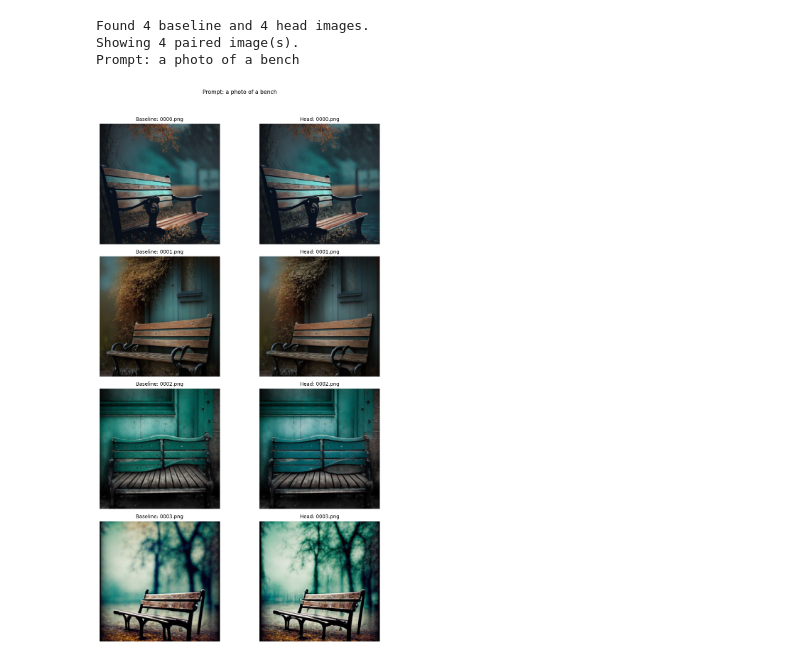
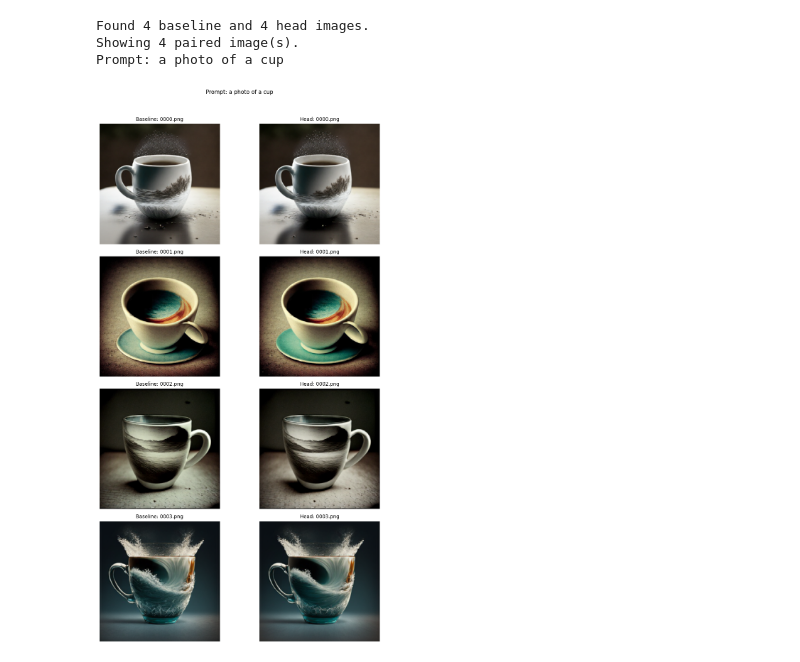
Before and after one commit to Hejrati/MaskGen, a Jupyter notebook: viz.ipynb, the cells around one changed output. Drawn from its saved outputs; the diff is of its cells as text; code cells hidden in the pictures.

```diff
--- a/viz.ipynb
+++ b/viz.ipynb
@@ -5,7 +7,7 @@ from PIL import Image
 
 import matplotlib.pyplot as plt
 
-SAMPLE_FOLDER = "00000"
+
 
 baseline_dir = Path(f"outputs/geneval_eval/baseline_images/{SAMPLE_FOLDER}")
 head_dir = Path(f"outputs/geneval_eval/head_images/{SAMPLE_FOLDER}")
@@ -40,32 +42,32 @@ pair_count = min(len(baseline_images), len(head_images), 4)
 print(f"Found {len(baseline_images)} baseline and {len(head_images)} head images.")
 print(f"Showing {pair_count} paired image(s).")
 print(prompt)
 
 if pair_count == 0:
     print("No paired images found.")
 else:
     fig, axes = plt.subplots(pair_count, 2, figsize=(10, 4 * pair_count))
     if pair_count == 1:
         axes = [axes]
 
     for row in range(pair_count):
         baseline_img = Image.open(baseline_images[row])
         head_img = Image.open(head_images[row])
 
         left_ax, right_ax = axes[row]
         left_ax.imshow(baseline_img)
         left_ax.set_title(f"Baseline: {baseline_images[row].name}", fontsize=10)
         left_ax.axis("off")
 
         right_ax.imshow(head_img)
         right_ax.set_title(f"Head: {head_images[row].name}", fontsize=10)
         right_ax.axis("off")
 
     fig.suptitle(f"{prompt}", fontsize=11)
     plt.tight_layout(rect=[0, 0, 1, 0.96])
     plt.show()
 # %% [output]
 Found 4 baseline and 4 head images.
 Showing 4 paired image(s).
-Prompt: a photo of a bench
+Prompt: a photo of a cup
-[figure, old version]
+[figure, new version]
```
Also changed, not shown: parts of 1 cell of this notebook, 9 other files.
